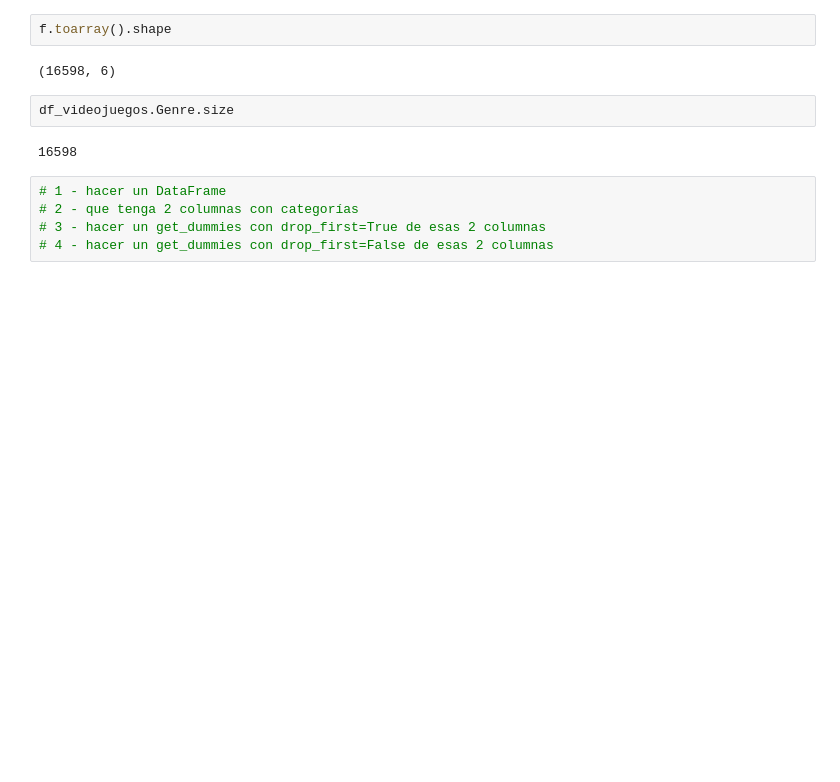
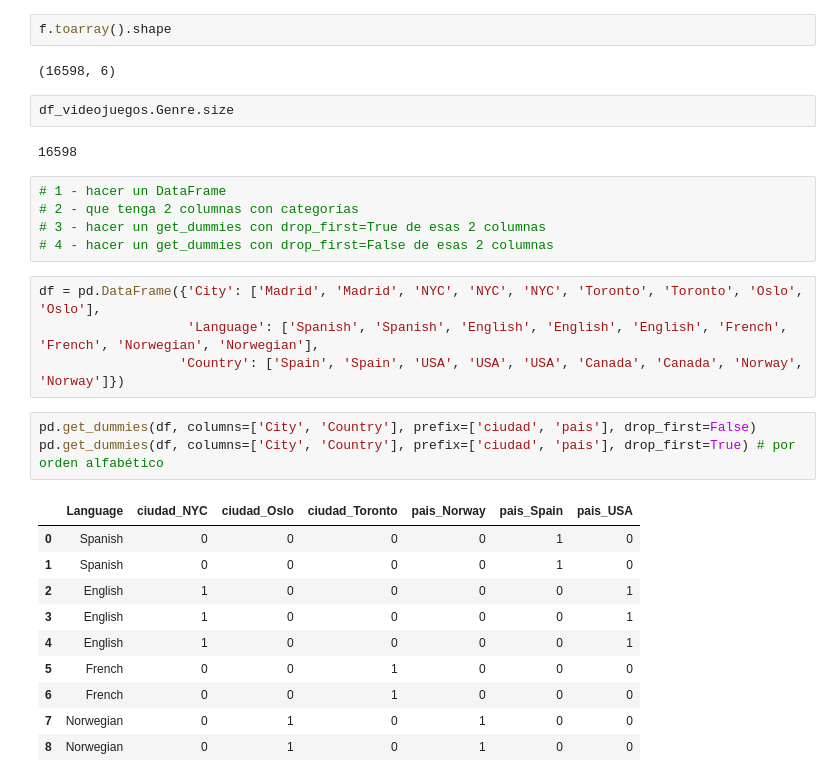
Before and after one commit to rafazamb/DS_PT_ENE21, a Jupyter notebook: 1-Data_Analysis/4-Feature Engineering/4.2 Categóricas/Práctica/2_FeatureEngineering_CategoricalData_ejercicios -clase - Solución.ipynb, the cells around one changed output. Saved outputs shown, nothing was run; the diff lists cells and outputs as text; blank space fills up the shorter version.

```diff
--- a/1-Data_Analysis/4-Feature Engineering/4.2 Categóricas/Práctica/2_FeatureEngineering_CategoricalData_ejercicios -clase - Solución.ipynb
+++ b/1-Data_Analysis/4-Feature Engineering/4.2 Categóricas/Práctica/2_FeatureEngineering_CategoricalData_ejercicios -clase - Solución.ipynb
@@ -435,3 +435,21 @@ df_videojuegos.Genre.size
 # 2 - que tenga 2 columnas con categorías
 # 3 - hacer un get_dummies con drop_first=True de esas 2 columnas
 # 4 - hacer un get_dummies con drop_first=False de esas 2 columnas
+# %%
+df = pd.DataFrame({'City': ['Madrid', 'Madrid', 'NYC', 'NYC', 'NYC', 'Toronto', 'Toronto', 'Oslo', 'Oslo'],
+                   'Language': ['Spanish', 'Spanish', 'English', 'English', 'English', 'French', 'French', 'Norwegian', 'Norwegian'],
+                  'Country': ['Spain', 'Spain', 'USA', 'USA', 'USA', 'Canada', 'Canada', 'Norway', 'Norway']})
+# %%
+pd.get_dummies(df, columns=['City', 'Country'], prefix=['ciudad', 'pais'], drop_first=False)
+pd.get_dummies(df, columns=['City', 'Country'], prefix=['ciudad', 'pais'], drop_first=True) # por orden alfabético
+# %% [output]
+|  | Language | ciudad_NYC | ciudad_Oslo | ciudad_Toronto | pais_Norway | pais_Spain | pais_USA |
+| 0 | Spanish | 0 | 0 | 0 | 0 | 1 | 0 |
+| 1 | Spanish | 0 | 0 | 0 | 0 | 1 | 0 |
+| 2 | English | 1 | 0 | 0 | 0 | 0 | 1 |
+| 3 | English | 1 | 0 | 0 | 0 | 0 | 1 |
+| 4 | English | 1 | 0 | 0 | 0 | 0 | 1 |
+| 5 | French | 0 | 0 | 1 | 0 | 0 | 0 |
+| 6 | French | 0 | 0 | 1 | 0 | 0 | 0 |
+| 7 | Norwegian | 0 | 1 | 0 | 1 | 0 | 0 |
+| 8 | Norwegian | 0 | 1 | 0 | 1 | 0 | 0 |
```
Also changed, not shown: 1 other file.
